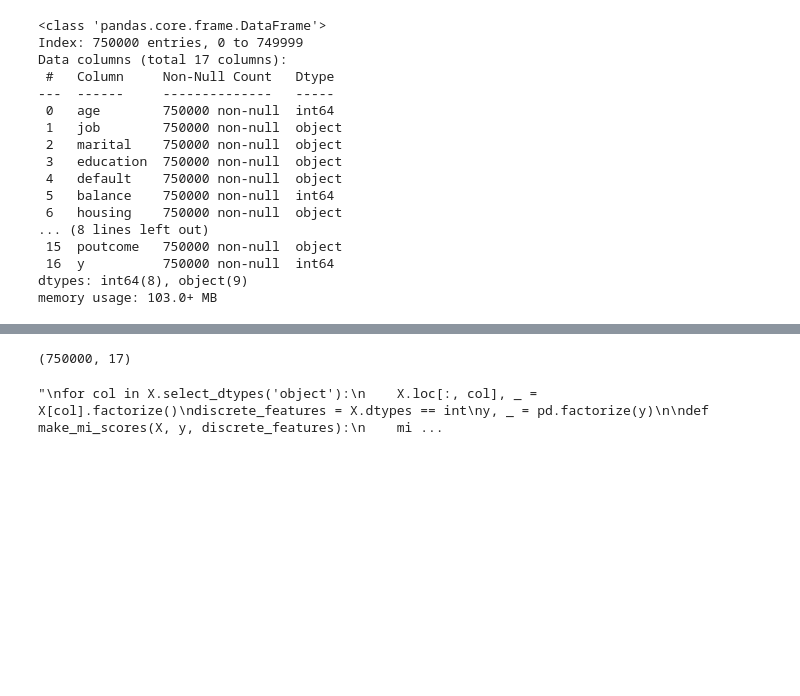
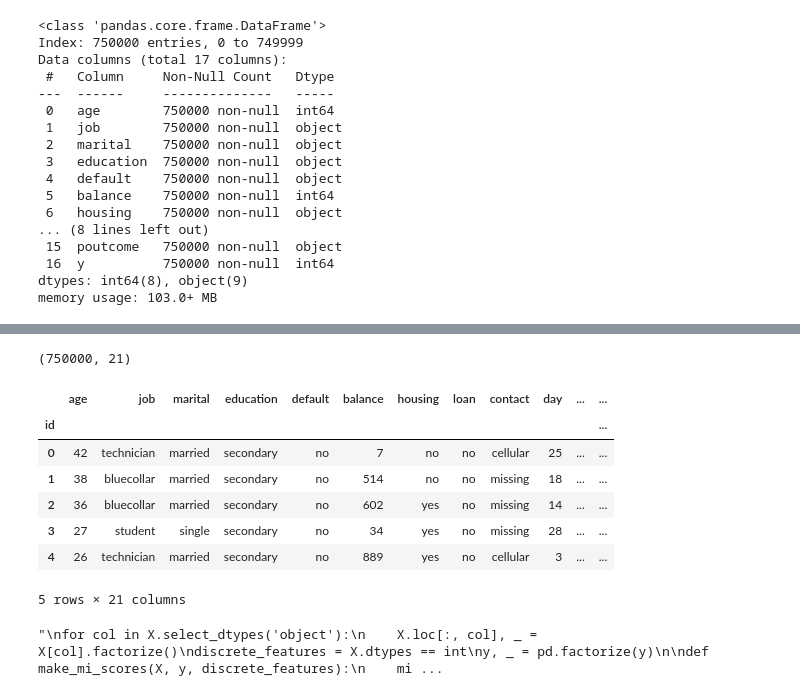
Before and after one commit to cod3astro/kaggle_ML_competition, a Jupyter notebook: collab_bank_dateset.ipynb, the cells around one changed output, grey strips where cells are left out. Cells and saved outputs as stored; diff of their text form; code cells hidden in the pictures; blank space fills up the shorter version.

```diff
--- a/collab_bank_dateset.ipynb
+++ b/collab_bank_dateset.ipynb
@@ -112,10 +112,25 @@ df.describe()
 # %%
 copy_df = df.copy()
 copy_df = copy_df.replace('unknown', np.nan)
+missing_columns = copy_df.columns[copy_df.isnull().any()].to_list()
+for col in missing_columns:
+    copy_df[f"{col}_missing"] = copy_df[col].isnull().astype(int)
+    copy_df[col] = copy_df[col].fillna("missing")
 copy_df.fillna(copy_df.mode().iloc[0], inplace=True)
 copy_df.shape
 # %% [output]
-(750000, 17)
+(750000, 21)
+# %%
+copy_df.head()
+# %% [output]
+|  | age | job | marital | education | default | balance | housing | loan | contact | day | ... | ... |
+| id |  |  |  |  |  |  |  |  |  |  |  | ... |
+| 0 | 42 | technician | married | secondary | no | 7 | no | no | cellular | 25 | ... | ... |
+| 1 | 38 | bluecollar | married | secondary | no | 514 | no | no | missing | 18 | ... | ... |
+| 2 | 36 | bluecollar | married | secondary | no | 602 | yes | no | missing | 14 | ... | ... |
+| 3 | 27 | student | single | secondary | no | 34 | yes | no | missing | 28 | ... | ... |
+| 4 | 26 | technician | married | secondary | no | 889 | yes | no | cellular | 3 | ... | ... |
+5 rows × 21 columns
 # %%
 # Importing libraries
 from xgboost import XGBClassifier
```
